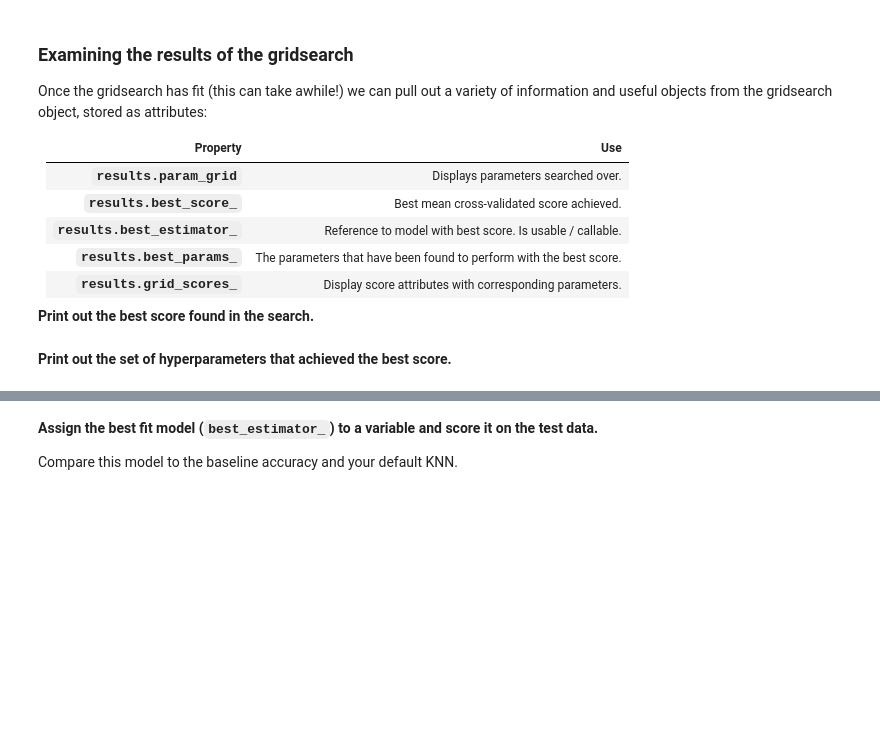
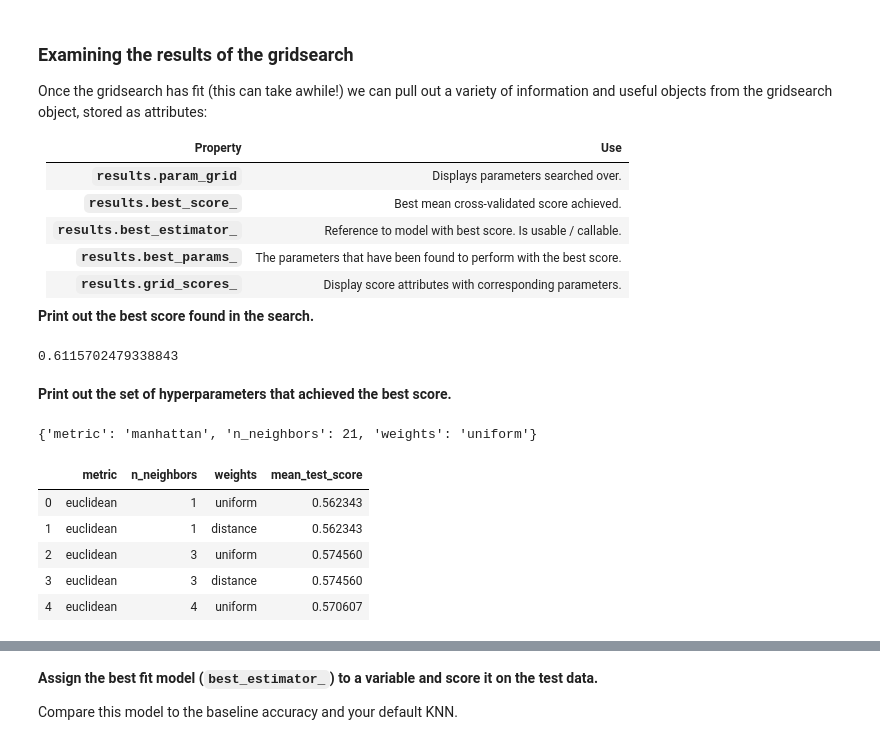
Before and after one commit to persocom01/GA-lessons, a Jupyter notebook: 4.05-optimization-gridsearch_hyperparameters-lesson/introduction-to-gridsearching-hyperparameters.ipynb, the cells around one changed output, grey strips where cells are left out. Saved outputs shown, nothing was run; the diff lists cells and outputs as text; code cells hidden in the pictures; blank space fills up the shorter version.

```diff
--- a/4.05-optimization-gridsearch_hyperparameters-lesson/introduction-to-gridsearching-hyperparameters.ipynb
+++ b/4.05-optimization-gridsearch_hyperparameters-lesson/introduction-to-gridsearching-hyperparameters.ipynb
@@ -189,7 +271,13 @@ Once the gridsearch has fit (this can take awhile!) we can pull out a variety of
 **Print out the best score found in the search.**
 # %%
 # A:
+results.best_score_
+# %% [output]
+0.6115702479338843
 # %% [markdown]
 **Print out the set of hyperparameters that achieved the best score.**
 # %%
 # A:
+results.best_params_
+# %% [output]
+{'metric': 'manhattan', 'n_neighbors': 21, 'weights': 'uniform'}
@@ -195,0 +288,9 @@ Once the gridsearch has fit (this can take awhile!) we can pull out a variety of
+# %%
+result_param.head()
+# %% [output]
+|  | metric | n_neighbors | weights | mean_test_score |
+| 0 | euclidean | 1 | uniform | 0.562343 |
+| 1 | euclidean | 1 | distance | 0.562343 |
+| 2 | euclidean | 3 | uniform | 0.574560 |
+| 3 | euclidean | 3 | distance | 0.574560 |
+| 4 | euclidean | 4 | uniform | 0.570607 |
```
Also changed, not shown: parts of 30 cells of this notebook.
